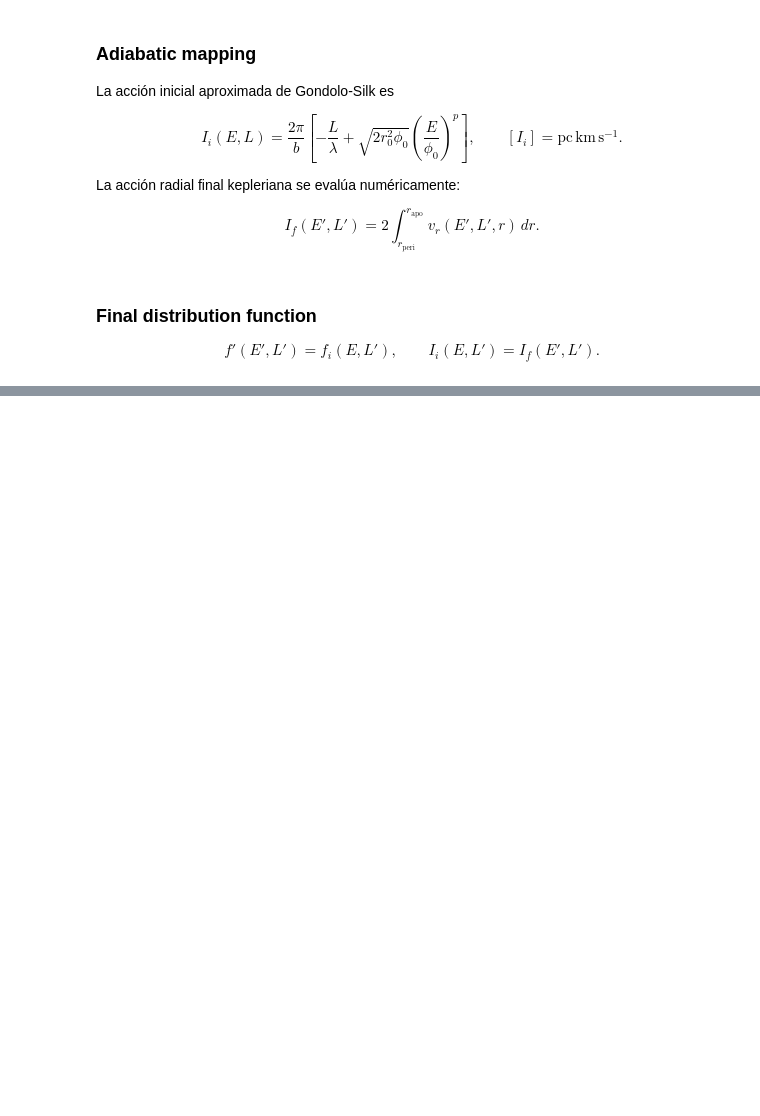
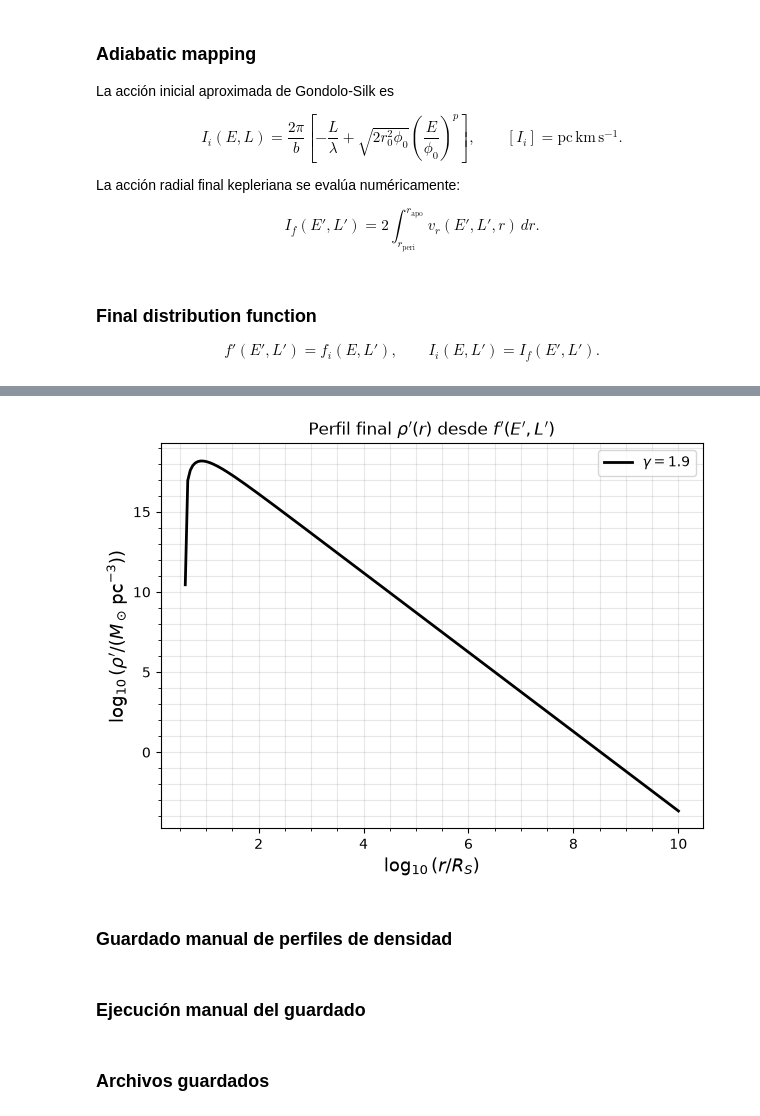
Before and after one commit to MagneticFungi/DM-spikes, a Jupyter notebook: perfiles_densidad.ipynb, the cells around one changed output, grey strips where cells are left out. Saved outputs shown, nothing was run; the diff lists cells and outputs as text; code cells hidden in the pictures; blank space fills up the shorter version.

```diff
--- a/perfiles_densidad.ipynb
+++ b/perfiles_densidad.ipynb
@@ -623,0 +608,28 @@ else:
+# %%
+gamma = 1.9
+R_S = schwarzschild_radius(M)
+r_values_adiabatic = np.logspace(np.log10(4.001 * R_S),np.log10(2500),200)
+
+rho_values_adiabatic = calcular_perfil_cuspidado_para_gamma(gamma=gamma,r_values_adiabatic=r_values_adiabatic,M=M,epsrel=1e-5,limit=100)
+
+x_values_adiabatic = np.log10(r_values_adiabatic / R_S)
+
+positive_mask = rho_values_adiabatic > 0
+x_plot = x_values_adiabatic[positive_mask]
+y_plot = np.log10(rho_values_adiabatic[positive_mask])
+
+plt.figure(figsize=(7, 5))
+
+plt.plot(x_plot,y_plot,lw=2,color="black",label=fr"$\gamma={gamma}$")
+
+plt.xlabel(r"$\log_{10}(r/R_S)$", fontsize=13)
+plt.ylabel(r"$\log_{10}(\rho'/(M_\odot\,\mathrm{pc}^{-3}))$", fontsize=13)
+plt.title(r"Perfil final $\rho'(r)$ desde $f'(E',L')$")
+plt.grid(True, which="both", alpha=0.3)
+plt.minorticks_on()
+plt.legend()
+plt.show()
+# %% [output]
+[figure, added]
+# %% [markdown]
+### Guardado manual de perfiles de densidad
@@ -623,0 +686,2 @@ else:
+# %% [markdown]
+### Ejecución manual del guardado
@@ -623,0 +693,2 @@ else:
+# %% [markdown]
+### Archivos guardados
```
Also changed, not shown: parts of 30 cells of this notebook.
